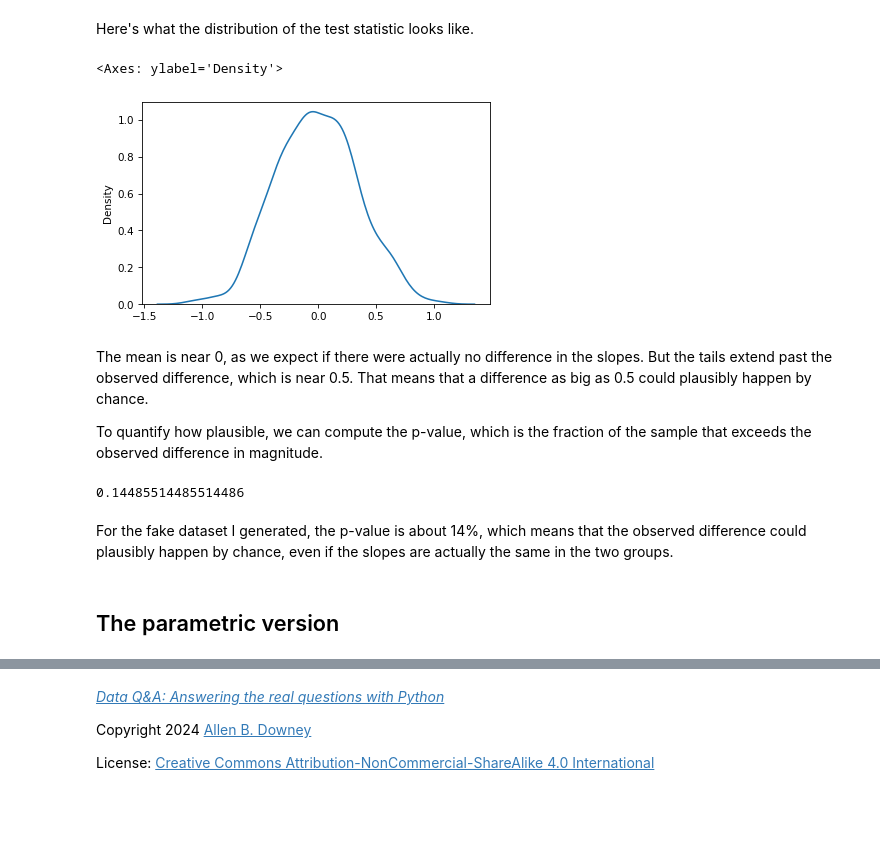
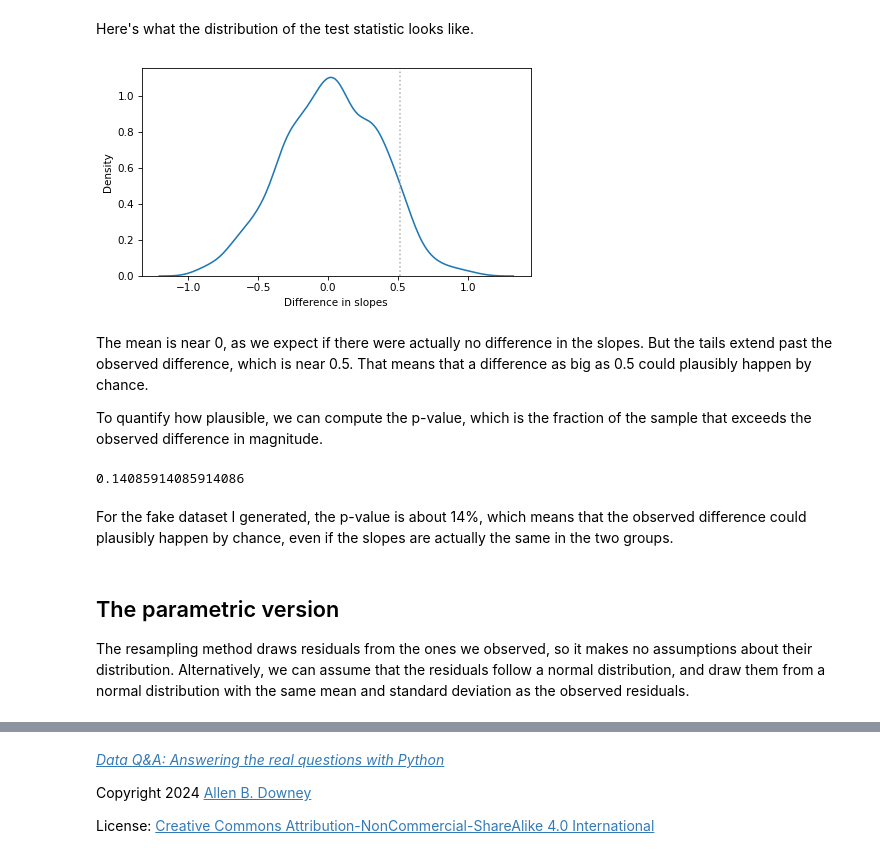
Before and after one commit to AllenDowney/DataQnA, a Jupyter notebook: nb/diff_slope.ipynb, the cells around one changed output, grey strips where cells are left out. Cells and saved outputs as stored; diff of their text form; code cells hidden in the pictures; blank space fills up the shorter version.

```diff
--- a/nb/diff_slope.ipynb
+++ b/nb/diff_slope.ipynb
@@ -221,7 +221,7 @@ def resample_slope():
 
     res1 = linregress(xs, resampled1)
     res2 = linregress(xs, resampled2)
-    diff = res2.slope - res1.slope
+    diff = res1.slope - res2.slope
     return diff
 # %% [markdown]
 If we call this function once, we get a single instance of the test statistic under the null hypothesis -- this is the answer to the question, "If there were actually no difference in the slopes and we ran the experiment again, how big a difference might we see by chance?"
@@ -235,11 +237,12 @@ If we run it many times, we get a sample of the test statistic under the null hy
 diffs = [resample_slope() for i in range(1001)]
 # %% [markdown]
 Here's what the distribution of the test statistic looks like.
-# %%
-sns.kdeplot(diffs)
-# %% [output]
-<Axes: ylabel='Density'>
-[figure, removed]
+# %%
+sns.kdeplot(diffs)
+plt.axvline(diff_actual, color='0.7', ls=':')
+decorate(xlabel='Difference in slopes', ylabel='Density')
+# %% [output]
+[figure, added]
 # %% [markdown]
 The mean is near 0, as we expect if there were actually no difference in the slopes.
 But the tails extend past the observed difference, which is near 0.5.
@@ -250,10 +253,13 @@ To quantify how plausible, we can compute the p-value, which is the fraction of
 p_value = np.mean(np.abs(diffs) >= np.abs(diff_actual))
 p_value
 # %% [output]
-0.14485514485514486
+0.14085914085914086
 # %% [markdown]
 For the fake dataset I generated, the p-value is about 14%, which means that the observed difference could plausibly happen by chance, even if the slopes are actually the same in the two groups.
-# %% [markdown]
-## The parametric version
+# %% [markdown]
+## The parametric version
+
+The resampling method draws residuals from the ones we observed, so it makes no assumptions about their distribution.
+Alternatively, we can assume that the residuals follow a normal distribution, and draw them from a normal distribution with the same mean and standard deviation as the observed residuals.
 # %%
 m, s = np.mean(resid), np.std(resid)
```
Also changed, not shown: parts of 20 cells of this notebook, 2 other files.
